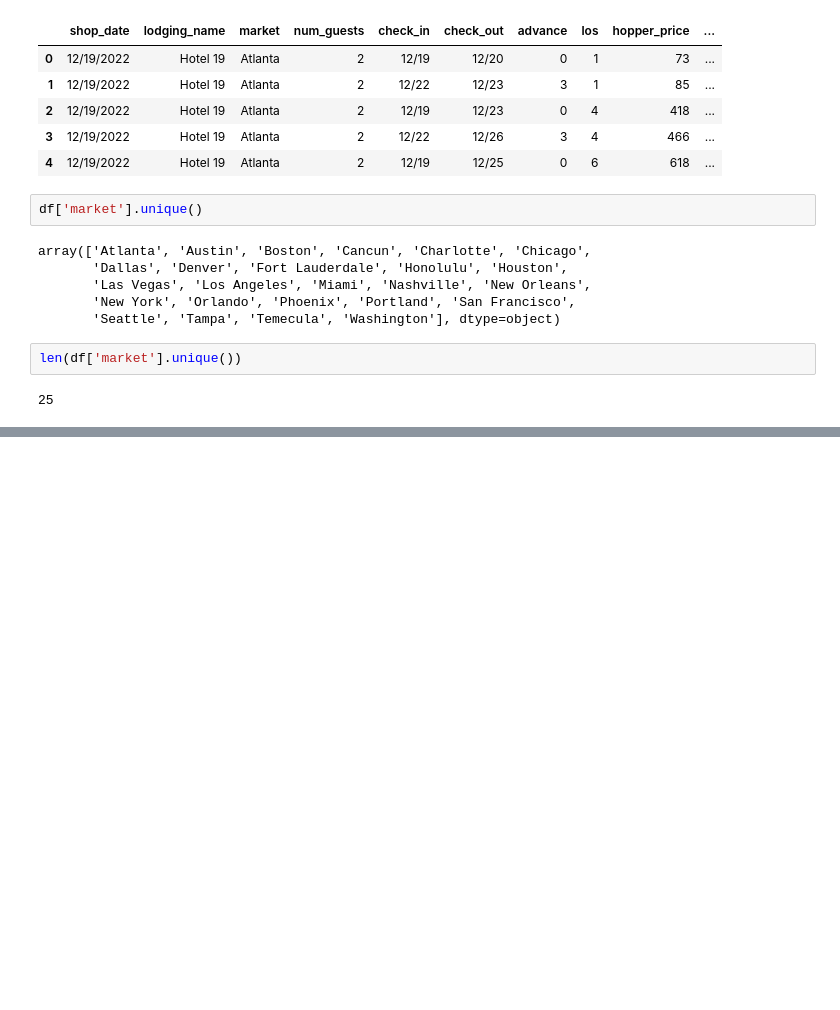
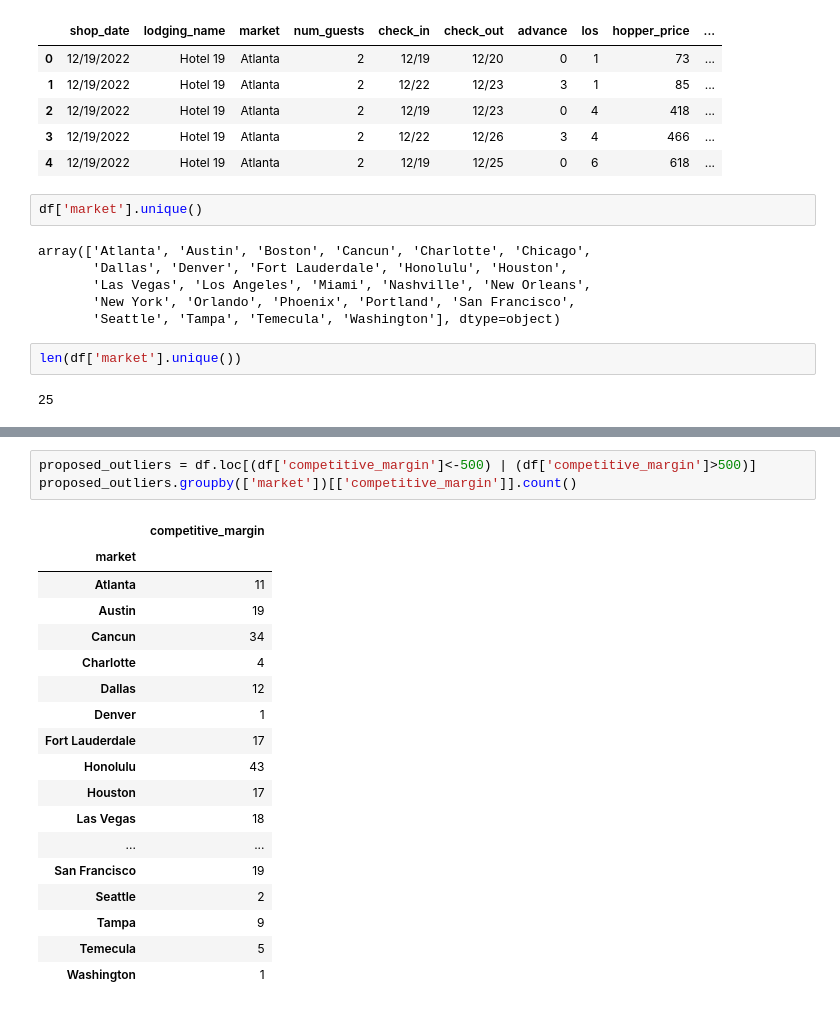
Before and after one commit to borischu/Hopper-Product-Analyst-Assignment, a Jupyter notebook: Hopper Product Analyst Assignment.ipynb, the cells around one changed output, grey strips where cells are left out. Saved outputs shown, nothing was run; the diff lists cells and outputs as text; blank space fills up the shorter version.

```diff
--- a/Hopper Product Analyst Assignment.ipynb
+++ b/Hopper Product Analyst Assignment.ipynb
@@ -68,0 +101,22 @@ df.groupby(['los'])[['lowest_delta_competitor_price']].mean().reset_index().head
+# %%
+proposed_outliers = df.loc[(df['competitive_margin']<-500) | (df['competitive_margin']>500)]
+proposed_outliers.groupby(['market'])[['competitive_margin']].count()
+# %% [output]
+|  | competitive_margin |
+| market |  |
+| Atlanta | 11 |
+| Austin | 19 |
+| Cancun | 34 |
+| Charlotte | 4 |
+| Dallas | 12 |
+| Denver | 1 |
+| Fort Lauderdale | 17 |
+| Honolulu | 43 |
+| Houston | 17 |
+| Las Vegas | 18 |
+| ... | ... |
+| San Francisco | 19 |
+| Seattle | 2 |
+| Tampa | 9 |
+| Temecula | 5 |
+| Washington | 1 |
```
Also changed, not shown: parts of 8 cells of this notebook.
